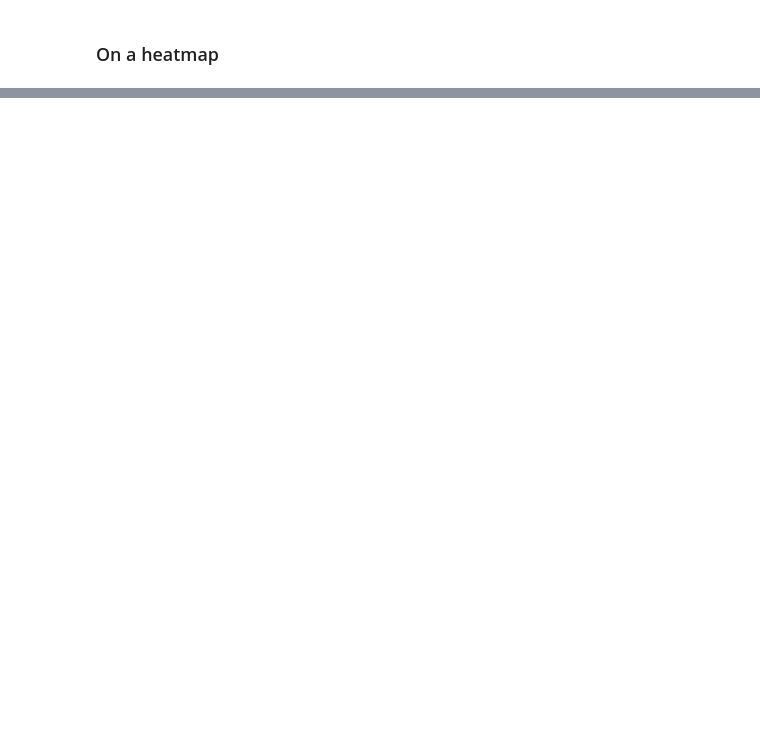
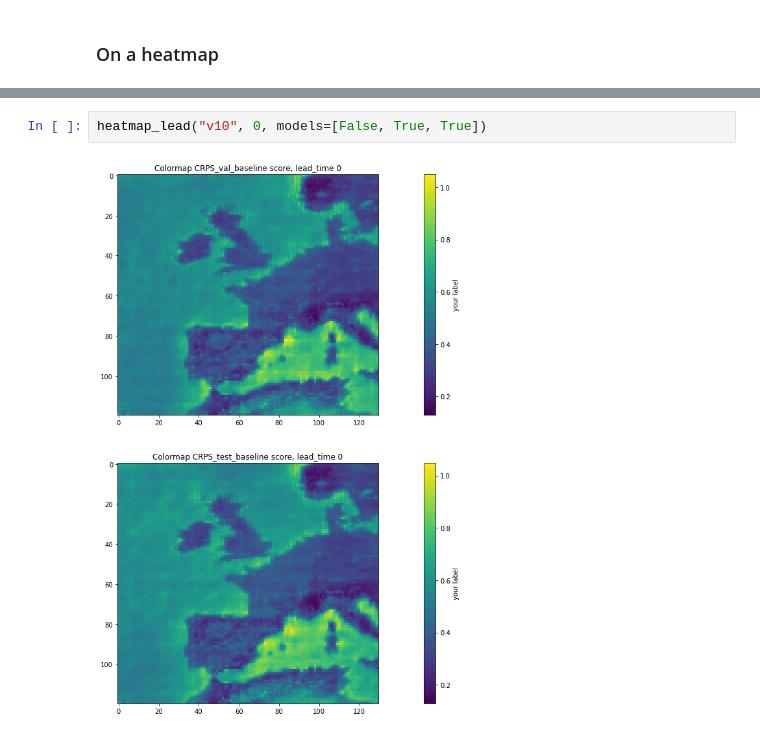
Before and after one commit to cleveryangcong/Bachelor_Thesis, a Jupyter notebook: notebooks/exploratory/2.8.2.1-dc-score_CRPS_train_val_test.ipynb, the cells around one changed output, grey strips where cells are left out. Saved outputs shown, nothing was run; the diff lists cells and outputs as text; blank space fills up the shorter version.

```diff
--- a/notebooks/exploratory/2.8.2.1-dc-score_CRPS_train_val_test.ipynb
+++ b/notebooks/exploratory/2.8.2.1-dc-score_CRPS_train_val_test.ipynb
@@ -162,0 +234,4 @@ heatmap_lead("ws10", 0, models=[True, True, True])
+# %%
+heatmap_lead("v10", 0, models=[False, True, True])
+# %% [output]
+[figure, added]
```
Also changed, not shown: parts of 7 cells of this notebook.
